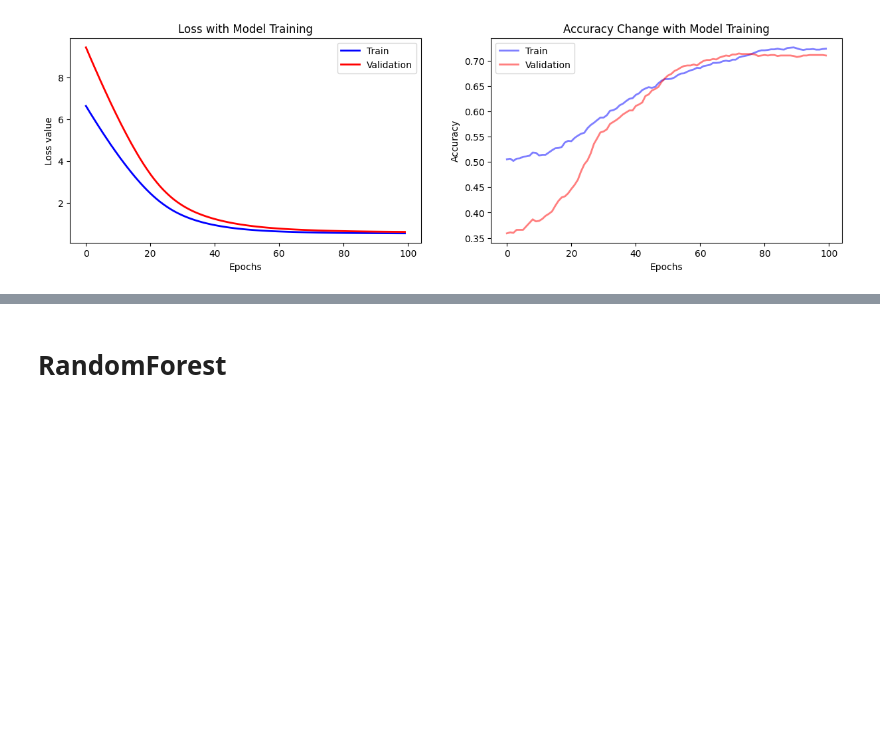
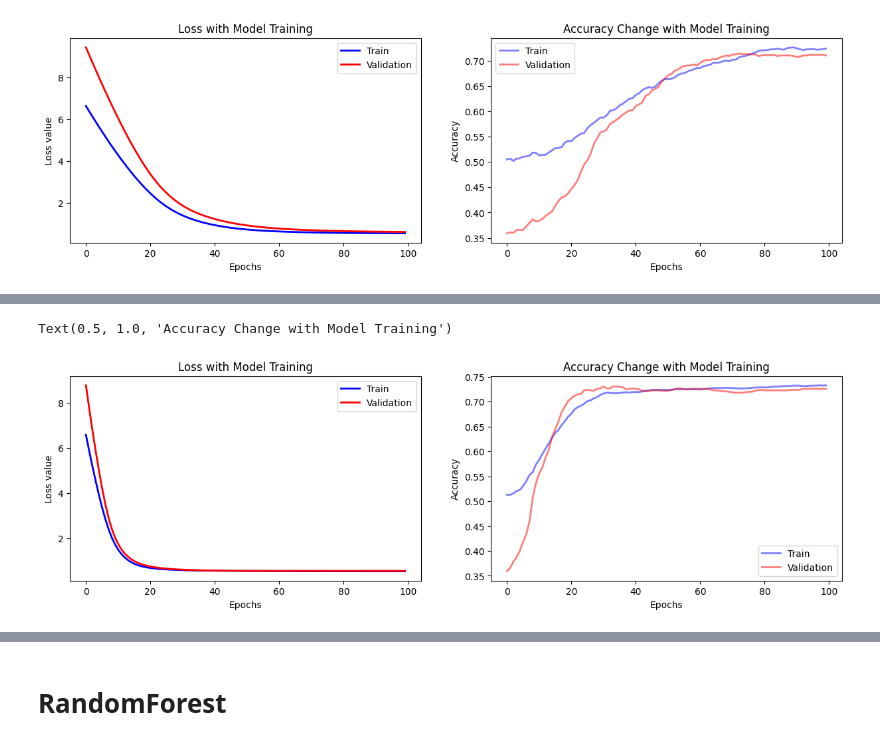
Before and after one commit to natdosan/data207-final-prject, a Jupyter notebook: src/Jeff_Model_testing.ipynb, the cells around one changed output, grey strips where cells are left out. Saved outputs shown, nothing was run; the diff lists cells and outputs as text; code cells hidden in the pictures; blank space fills up the shorter version.

```diff
--- a/src/Jeff_Model_testing.ipynb
+++ b/src/Jeff_Model_testing.ipynb
@@ -64,3 +68,7 @@ print("Shape of the undersampled binar training data:",x_train_under_bin.shape)
 # %% [output]
 Shape of the undersampled training data: (816, 146)
 Shape of the undersampled binar training data: (1566, 146)
+# %%
+ros = RandomOverSampler(sampling_strategy='not majority', random_state=7)
+x_train_bal_bin, y_train_bal_bin = ros.fit_resample(x_train, y_train['depression_sign_binary'])
+x_train_bal_bin.shape
@@ -611,3 +634,44 @@ Classification report:
     accuracy                           0.69      1014
    macro avg       0.64      0.68      0.64      1014
 weighted avg       0.76      0.69      0.71      1014
+# %%
+#Create LR model from x_train_under data for binary classification
+tf.random.set_seed(0)
+tf.keras.utils.set_random_seed(0)
+class_weights = {0: 1., 1: 3}
+# 2. Build and compile model
+# YOUR CODE HERE
+model_lg = build_model_LG_bin(
+        num_features=x_train_bal_bin.shape[1],
+        learning_rate=0.001
+    )
+# 3. Fit the model
+# YOUR CODE HERE
+fit_lg = model_lg.fit(
+      x = x_train_bal_bin,
+      y = y_train_bal_bin,
+      epochs=100,
+      batch_size=32,
+      verbose=0,
+      validation_data = (x_val, y_val['depression_sign_binary']),
+      )
+
+# 4. Generate (1,2) plot
+history = fit_lg.history
+fig, (ax1, ax2) = plt.subplots(1,2, figsize = (15,4))
+ax1.plot(history['loss'], lw=2, color='blue')
+ax1.plot(history['val_loss'], lw=2, color='red')
+ax1.legend(['Train', 'Validation'], fontsize=10)
+ax1.set_xlabel('Epochs', size=10)
+ax1.set_ylabel("Loss value")
+ax1.set_title('Loss with Model Training')
+
+ax2.plot(history['accuracy'], lw=2, color='blue', alpha = 0.5)
+ax2.plot(history['val_accuracy'], lw=2, color='red', alpha = 0.5)
+ax2.legend(['Train', 'Validation'], fontsize=10)
+ax2.set_xlabel('Epochs', size=10)
+ax2.set_ylabel("Accuracy")
+ax2.set_title('Accuracy Change with Model Training')
+# %% [output]
+Text(0.5, 1.0, 'Accuracy Change with Model Training')
+[figure, added]
```
Also changed, not shown: parts of 50 cells of this notebook.
